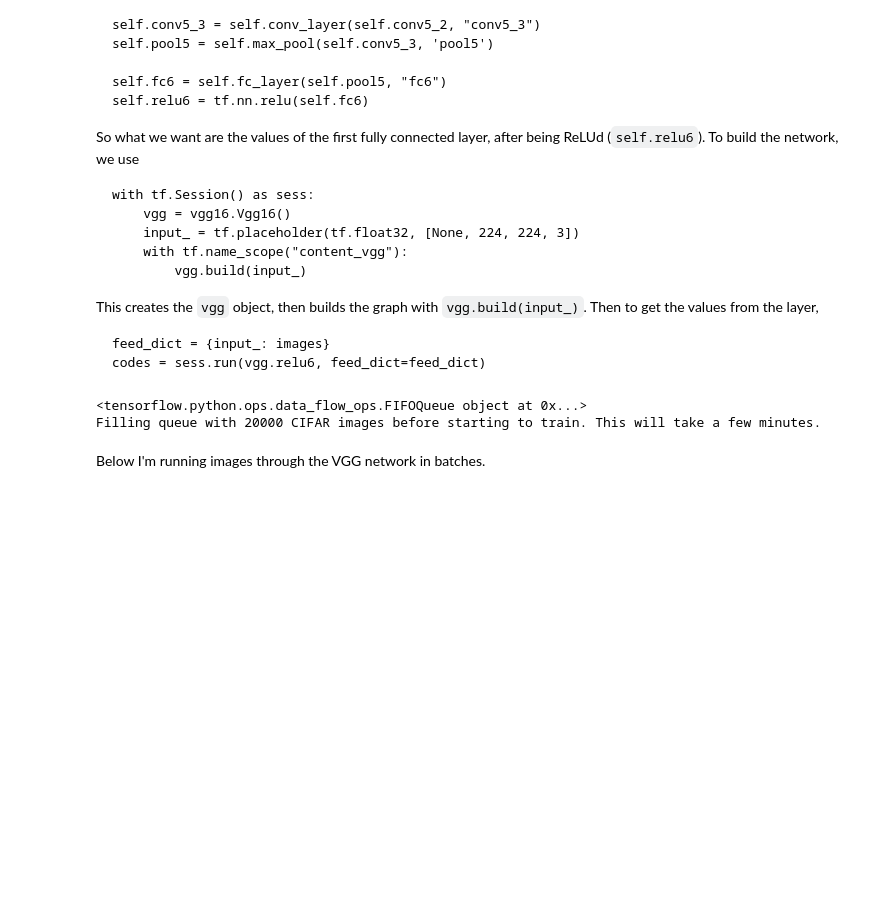
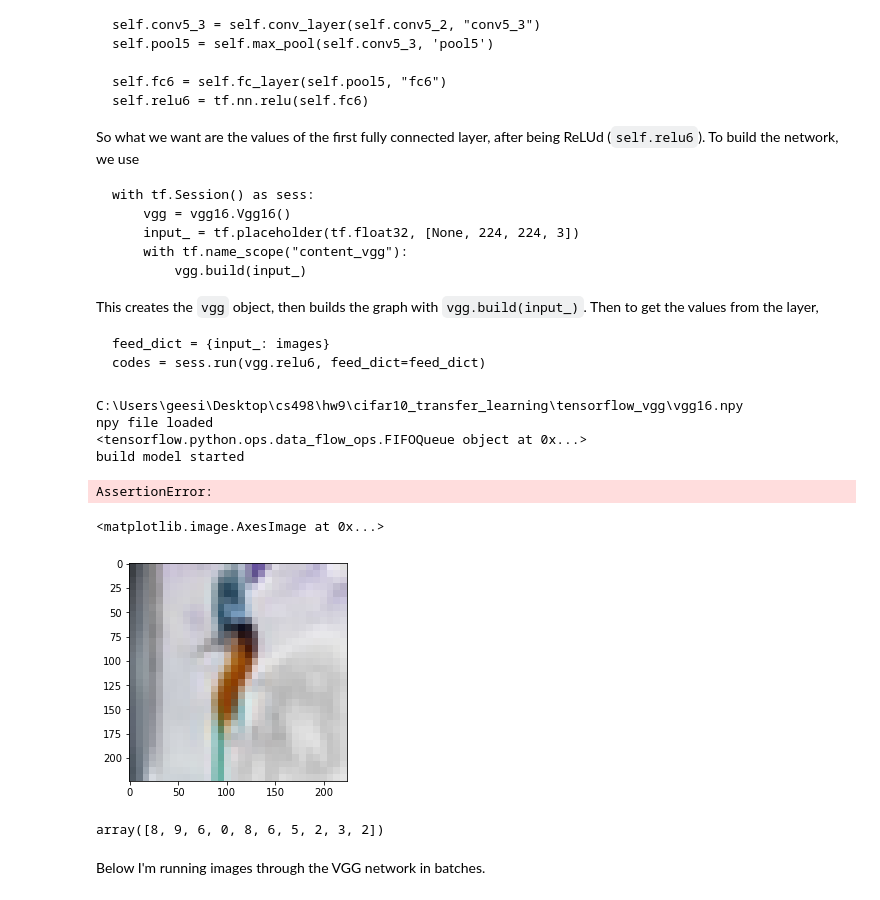
Before and after one commit to geesimon/cs498, a Jupyter notebook: hw9/cifar10_transfer_learning/Cifar10_Transfer_Learning.ipynb, the cells around one changed output. Cells and saved outputs as stored; diff of their text form; code cells hidden in the pictures; blank space fills up the shorter version.

````diff
--- a/hw9/cifar10_transfer_learning/Cifar10_Transfer_Learning.ipynb
+++ b/hw9/cifar10_transfer_learning/Cifar10_Transfer_Learning.ipynb
@@ -97,20 +144,58 @@ This creates the `vgg` object, then builds the graph with `vgg.build(input_)`. T
 feed_dict = {input_: images}
 codes = sess.run(vgg.relu6, feed_dict=feed_dict)
 ```
-# %%
-import tensorflow as tf
-import cifar10_input
-
-image = cifar10_input.distorted_inputs("C:\\tmp\\cifar10_data\\cifar-10-batches-bin\\", 10)
-
-#image = cifar10_input.read_cifar10("C:\\tmp\\cifar10_data\\cifar-10-batches-bin\\data_batch_1.bin")
-# %% [output]
-<tensorflow.python.ops.data_flow_ops.FIFOQueue object at 0x...>
-Filling queue with 20000 CIFAR images before starting to train. This will take a few minutes.
-# %%
-s = tf.Session()
-
-img = s.run(image)
+# %%
+import tensorflow as tf
+
+from tensorflow_vgg.vgg16 import Vgg16
+import cifar10_input
+import matplotlib.pyplot as plt
+import numpy as np
+from tqdm import tqdm
+
+batch_size  = 10
+
+vgg = Vgg16()
+
+images, labels = cifar10_input.inputs(eval_data=False,
+                                        data_dir="/tmp/cifar10_data/cifar-10-batches-bin",
+                                        batch_size=batch_size)
+
+vgg.build(all_images[1:10])
+
+codes = None
+#Batch code
+global_step = tf.train.get_or_create_global_step()
+with tf.Session() as sess:
+    for i in range(cifar10_input.NUM_EXAMPLES_PER_EPOCH_FOR_TRAIN // batch_size):
+        codes_batch = sess.run(vgg.relu6)
+        if codes is None:
+            codes = codes_batch
+        else:
+            codes = np.concatenate((codes, codes_batch))
+        print(i)
+# %% [output]
+C:\Users\geesi\Desktop\cs498\hw9\cifar10_transfer_learning\tensorflow_vgg\vgg16.npy
+npy file loaded
+<tensorflow.python.ops.data_flow_ops.FIFOQueue object at 0x...>
+build model started
+AssertionError:
+# %%
+with tf.train.MonitoredTrainingSession() as sess:
+    img,key = sess.run([images, labels])
+# %%
+%matplotlib inline
+
+import matplotlib.pyplot as plt
+
+plt.imshow(img[9])
+# %% [output]
+<matplotlib.image.AxesImage at 0x...>
+[figure, added]
+# %%
+key
+# %% [output]
+array([8, 9, 6, 0, 8, 6, 5, 2, 3, 2])
 # %%
 import os
 
````
Also changed, not shown: parts of 6 cells of this notebook, 3 other files.
